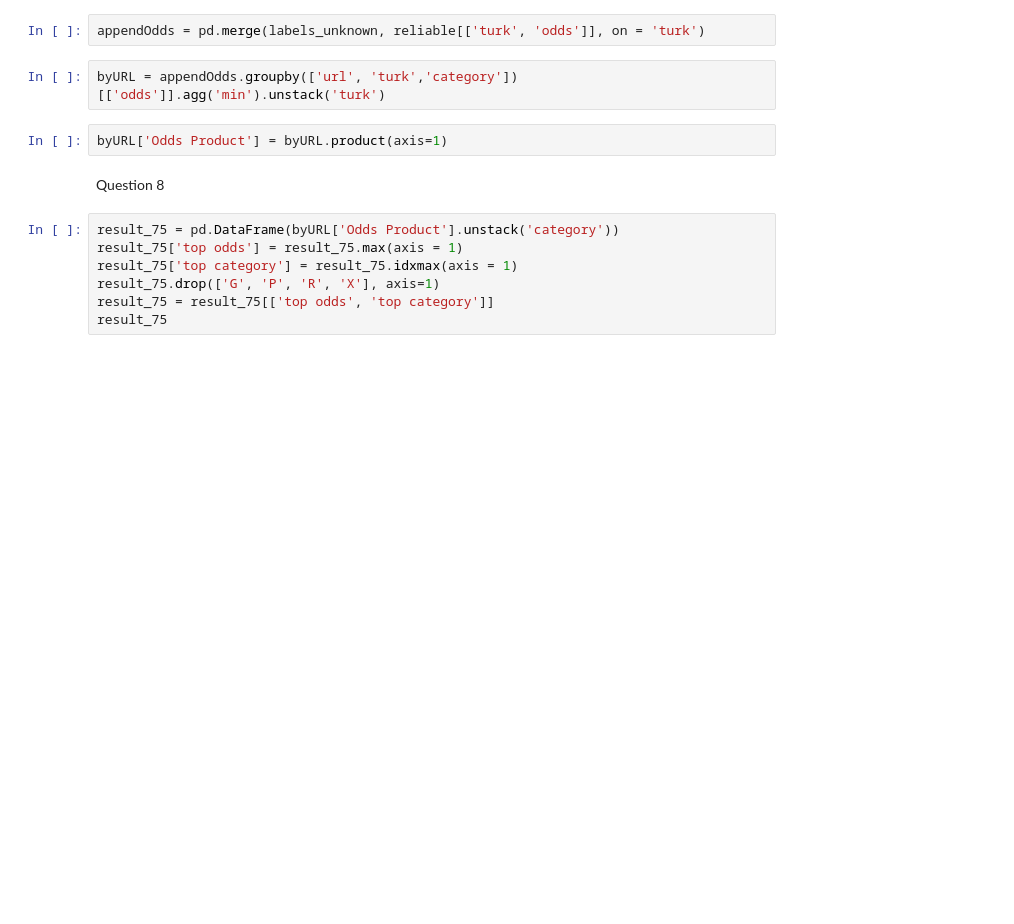
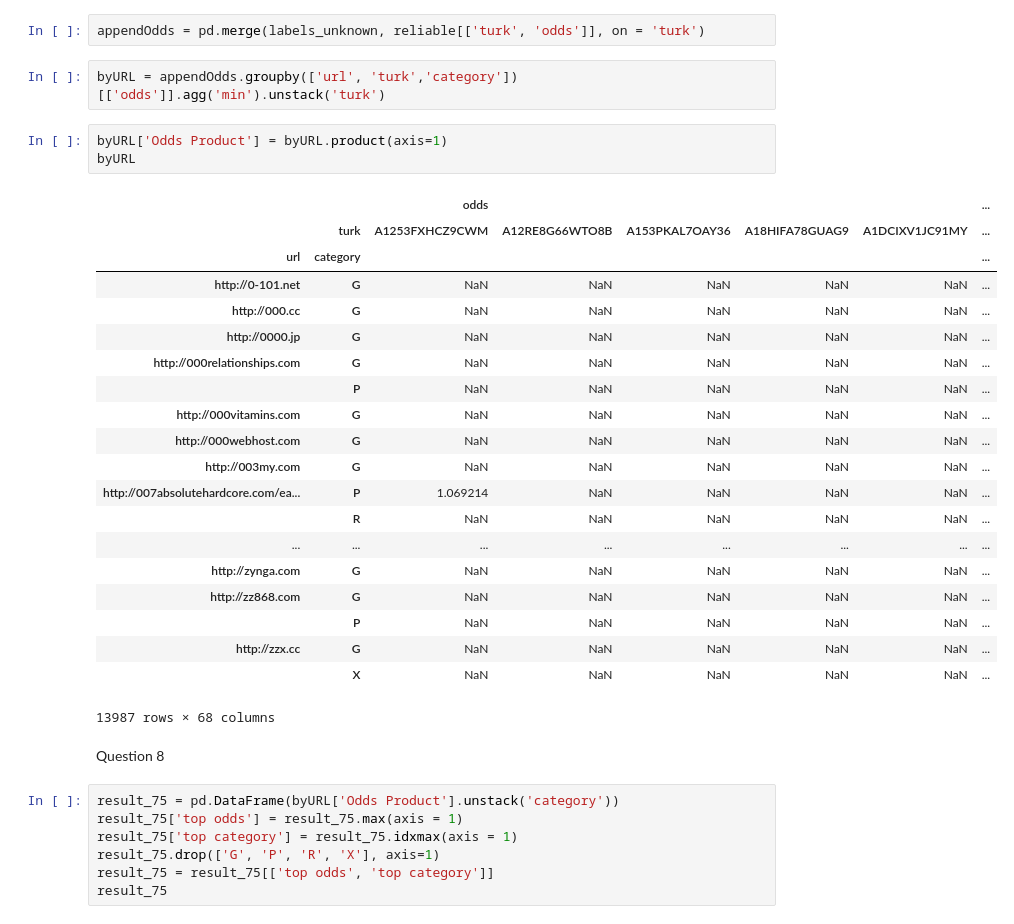
Before and after one commit to chenson2018/Data-Analytics-Programming-HW3, a Jupyter notebook: Henson HW3.ipynb, the cells around one changed output. Saved outputs shown, nothing was run; the diff lists cells and outputs as text; blank space fills up the shorter version.

```diff
--- a/Henson HW3.ipynb
+++ b/Henson HW3.ipynb
@@ -131,6 +191,28 @@ appendOdds = pd.merge(labels_unknown, reliable[['turk', 'odds']], on = 'turk')
 byURL = appendOdds.groupby(['url', 'turk','category'])[['odds']].agg('min').unstack('turk')
 # %%
 byURL['Odds Product'] = byURL.product(axis=1)
+byURL
+# %% [output]
+|  |  | odds |  |  |  |  | ... |
+|  | turk | A1253FXHCZ9CWM | A12RE8G66WTO8B | A153PKAL7OAY36 | A18HIFA78GUAG9 | A1DCIXV1JC91MY | ... |
+| url | category |  |  |  |  |  | ... |
+| http://0-101.net | G | NaN | NaN | NaN | NaN | NaN | ... |
+| http://000.cc | G | NaN | NaN | NaN | NaN | NaN | ... |
+| http://0000.jp | G | NaN | NaN | NaN | NaN | NaN | ... |
+| http://000relationships.com | G | NaN | NaN | NaN | NaN | NaN | ... |
+|  | P | NaN | NaN | NaN | NaN | NaN | ... |
+| http://000vitamins.com | G | NaN | NaN | NaN | NaN | NaN | ... |
+| http://000webhost.com | G | NaN | NaN | NaN | NaN | NaN | ... |
+| http://003my.com | G | NaN | NaN | NaN | NaN | NaN | ... |
+| http://007absolutehardcore.com/ea... | P | 1.069214 | NaN | NaN | NaN | NaN | ... |
+|  | R | NaN | NaN | NaN | NaN | NaN | ... |
+| ... | ... | ... | ... | ... | ... | ... | ... |
+| http://zynga.com | G | NaN | NaN | NaN | NaN | NaN | ... |
+| http://zz868.com | G | NaN | NaN | NaN | NaN | NaN | ... |
+|  | P | NaN | NaN | NaN | NaN | NaN | ... |
+| http://zzx.cc | G | NaN | NaN | NaN | NaN | NaN | ... |
+|  | X | NaN | NaN | NaN | NaN | NaN | ... |
+13987 rows × 68 columns
 # %% [markdown]
 Question 8
 # %%
```
Also changed, not shown: parts of 10 cells of this notebook.
